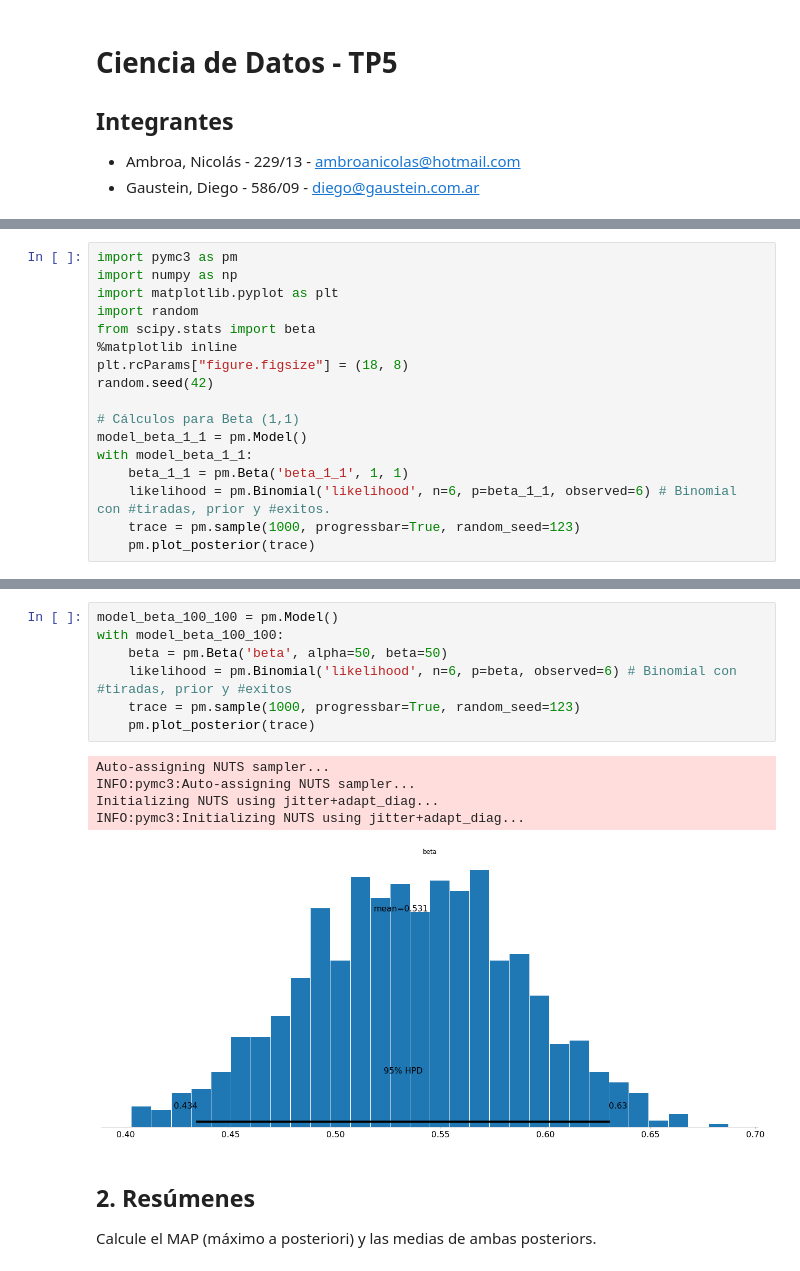
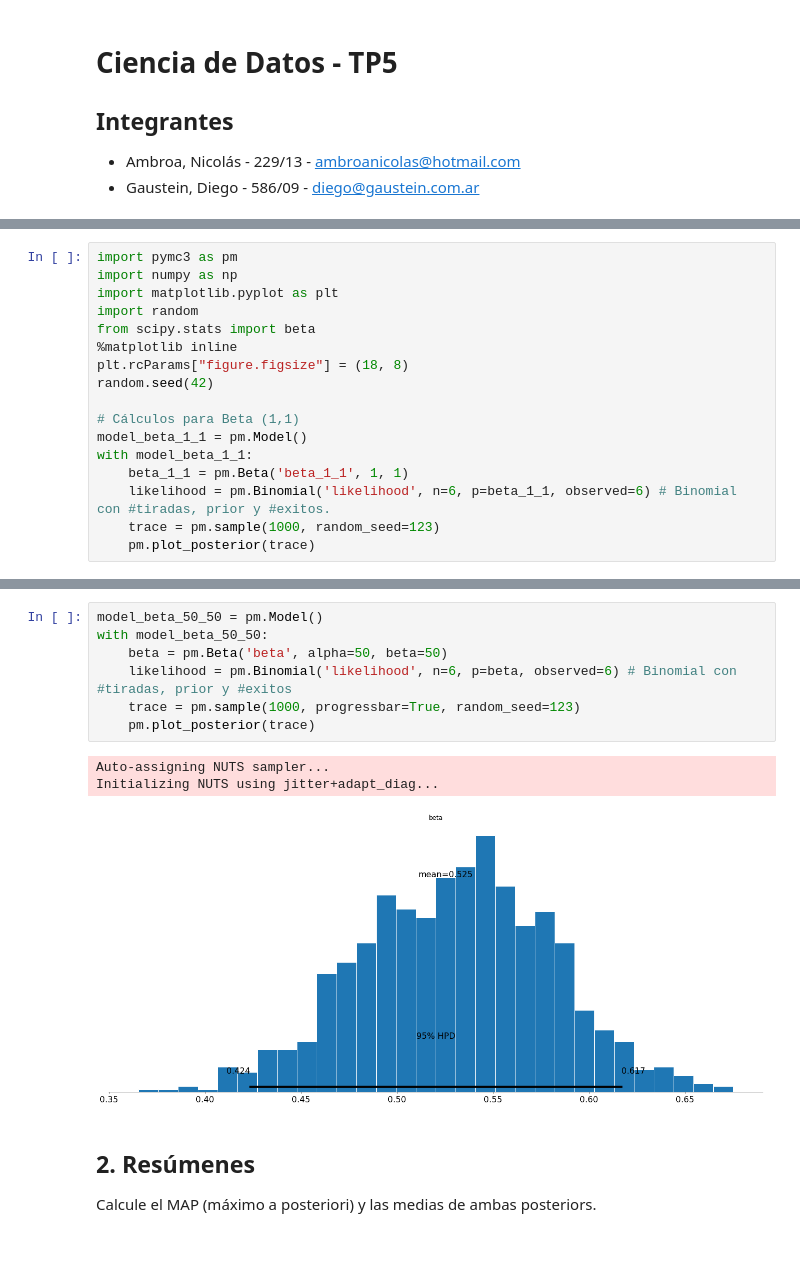
Before and after one commit to dgaus/cienciadatos, a Jupyter notebook: tp5/Ciencia de Datos - TP5.ipynb, the cells around one changed output, grey strips where cells are left out. Drawn from its saved outputs; the diff is of its cells as text.

```diff
--- a/tp5/Ciencia de Datos - TP5.ipynb
+++ b/tp5/Ciencia de Datos - TP5.ipynb
@@ -24,7 +26,7 @@ model_beta_1_1 = pm.Model()
 with model_beta_1_1:
     beta_1_1 = pm.Beta('beta_1_1', 1, 1)
     likelihood = pm.Binomial('likelihood', n=6, p=beta_1_1, observed=6) # Binomial con #tiradas, prior y #exitos.
-    trace = pm.sample(1000, progressbar=True, random_seed=123)
+    trace = pm.sample(1000, random_seed=123)
     pm.plot_posterior(trace)
 # %% [output]
 Auto-assigning NUTS sampler...
@@ -35,16 +35,14 @@ INFO:pymc3:Initializing NUTS using jitter+adapt_diag...
 # %%
-model_beta_100_100 = pm.Model()
-with model_beta_100_100:
+model_beta_50_50 = pm.Model()
+with model_beta_50_50:
     beta = pm.Beta('beta', alpha=50, beta=50)
     likelihood = pm.Binomial('likelihood', n=6, p=beta, observed=6) # Binomial con #tiradas, prior y #exitos
     trace = pm.sample(1000, progressbar=True, random_seed=123)
     pm.plot_posterior(trace)
 # %% [output]
 Auto-assigning NUTS sampler...
-INFO:pymc3:Auto-assigning NUTS sampler...
 Initializing NUTS using jitter+adapt_diag...
-INFO:pymc3:Initializing NUTS using jitter+adapt_diag...
-[figure, old version]
+[figure, new version]
 # %% [markdown]
 ## 2. Resúmenes
 Calcule el MAP (máximo a posteriori) y las medias de ambas posteriors.
```
Also changed, not shown: parts of 18 cells of this notebook.
